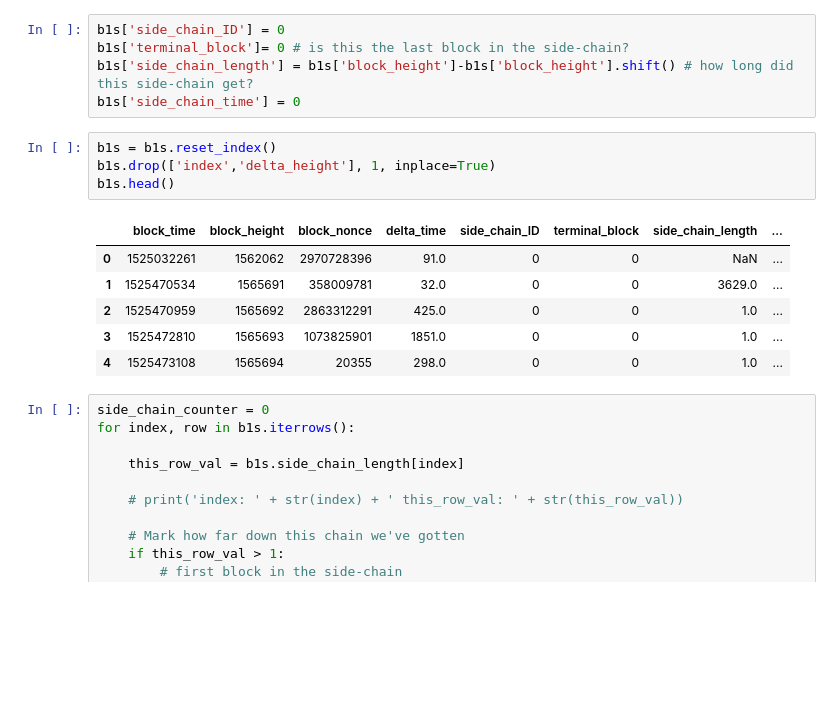
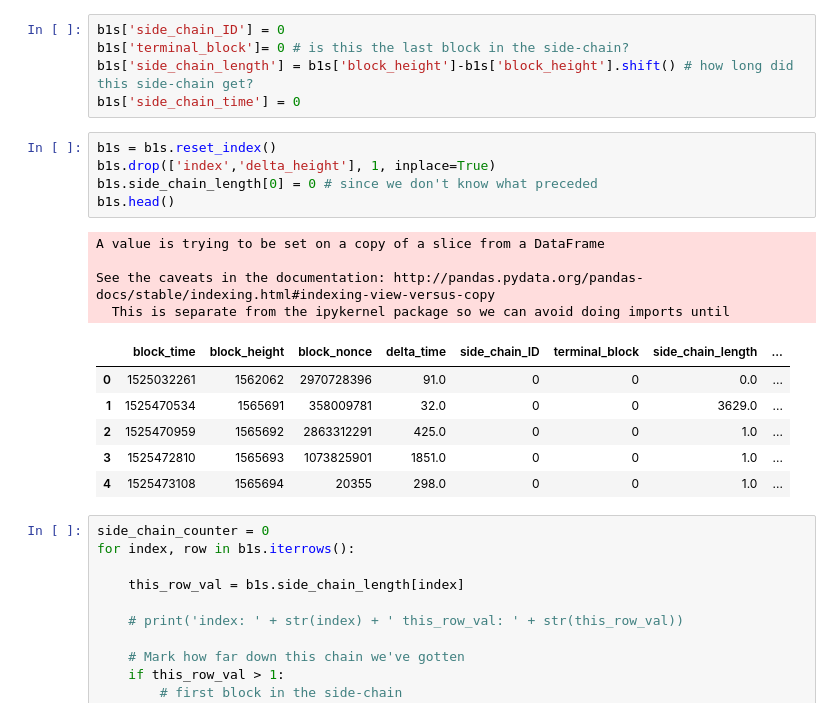
Before and after one commit to noncesense-research-lab/archival_network, a Jupyter notebook: altchain_temporal_study.ipynb, the cells around one changed output. Saved outputs shown, nothing was run; the diff lists cells and outputs as text; blank space fills up the shorter version.

```diff
--- a/altchain_temporal_study.ipynb
+++ b/altchain_temporal_study.ipynb
@@ -158,10 +158,15 @@ b1s['side_chain_time'] = 0
 # %%
 b1s = b1s.reset_index()
 b1s.drop(['index','delta_height'], 1, inplace=True)
+b1s.side_chain_length[0] = 0 # since we don't know what preceded
 b1s.head()
 # %% [output]
+A value is trying to be set on a copy of a slice from a DataFrame
+
+See the caveats in the documentation: http://pandas.pydata.org/pandas-docs/stable/indexing.html#indexing-view-versus-copy
+  This is separate from the ipykernel package so we can avoid doing imports until
 |  | block_time | block_height | block_nonce | delta_time | side_chain_ID | terminal_block | side_chain_length | ... |
-| 0 | 1525032261 | 1562062 | 2970728396 | 91.0 | 0 | 0 | NaN | ... |
+| 0 | 1525032261 | 1562062 | 2970728396 | 91.0 | 0 | 0 | 0.0 | ... |
 | 1 | 1525470534 | 1565691 | 358009781 | 32.0 | 0 | 0 | 3629.0 | ... |
 | 2 | 1525470959 | 1565692 | 2863312291 | 425.0 | 0 | 0 | 1.0 | ... |
 | 3 | 1525472810 | 1565693 | 1073825901 | 1851.0 | 0 | 0 | 1.0 | ... |
```
Also changed, not shown: parts of 6 cells of this notebook.
